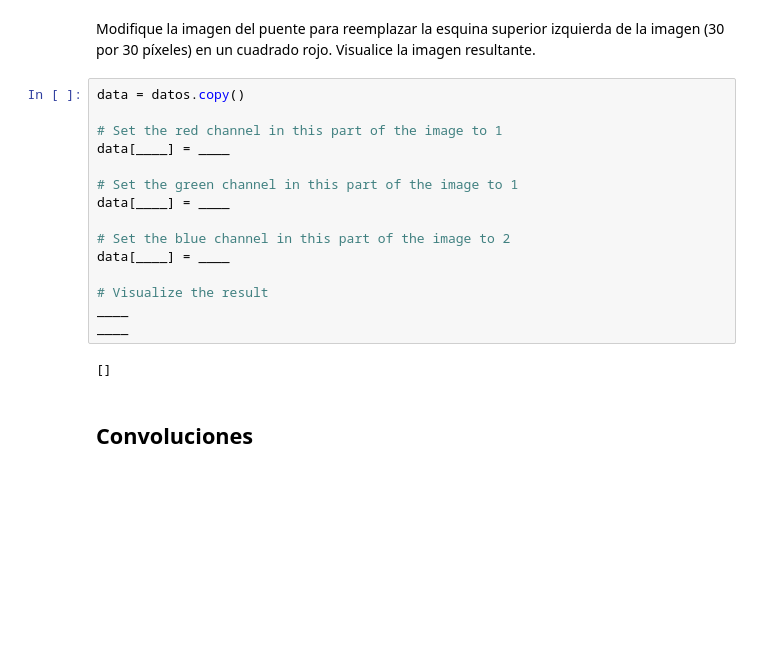
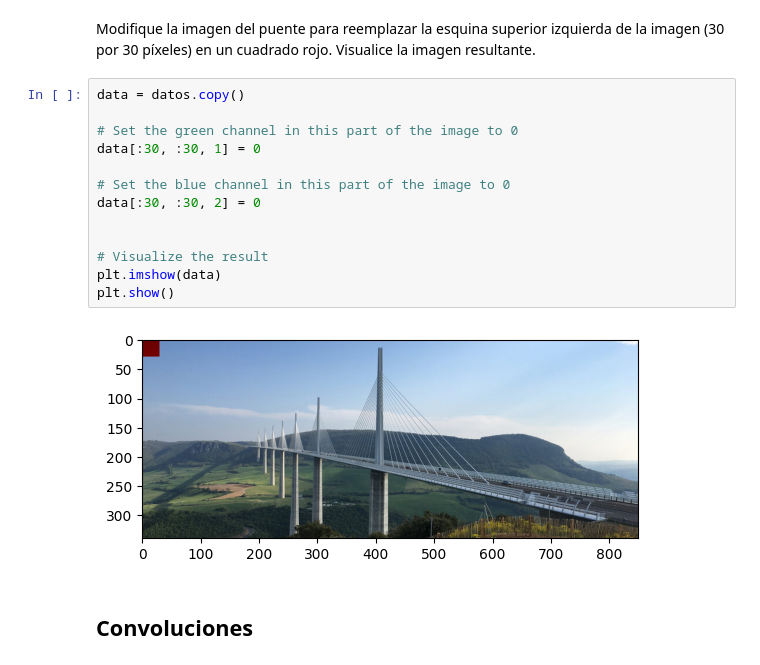
Before and after one commit to marioandressp08/TensorFlow-2.x-YOLOv3, a Jupyter notebook: U3.02 - [TALLER] - Images Manipulating and convolutions.ipynb, the cells around one changed output. Cells and saved outputs as stored; diff of their text form; blank space fills up the shorter version.

```diff
--- a/U3.02 - [TALLER] - Images Manipulating and convolutions.ipynb
+++ b/U3.02 - [TALLER] - Images Manipulating and convolutions.ipynb
@@ -50,20 +48,18 @@ Visualice la imagen resultante.
 # %%
 data = datos.copy()
 
-# Set the red channel in this part of the image to 1
-data[____] = ____
+# Set the green channel in this part of the image to 0
+data[:30, :30, 1] = 0
 
-# Set the green channel in this part of the image to 1
-data[____] = ____
+# Set the blue channel in this part of the image to 0
+data[:30, :30, 2] = 0
 
-# Set the blue channel in this part of the image to 2
-data[____] = ____
 
 # Visualize the result
-____
-____
+plt.imshow(data)
+plt.show()
 # %% [output]
-[]
+[figure, added]
 # %% [markdown]
 ## **Convoluciones**
 # %% [markdown]
```
Also changed, not shown: parts of 9 cells of this notebook.
